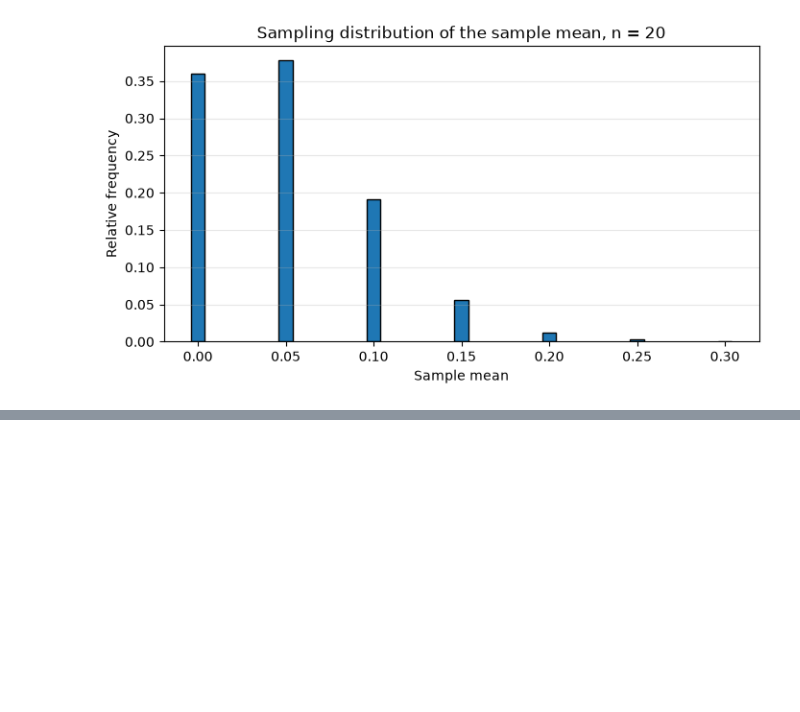
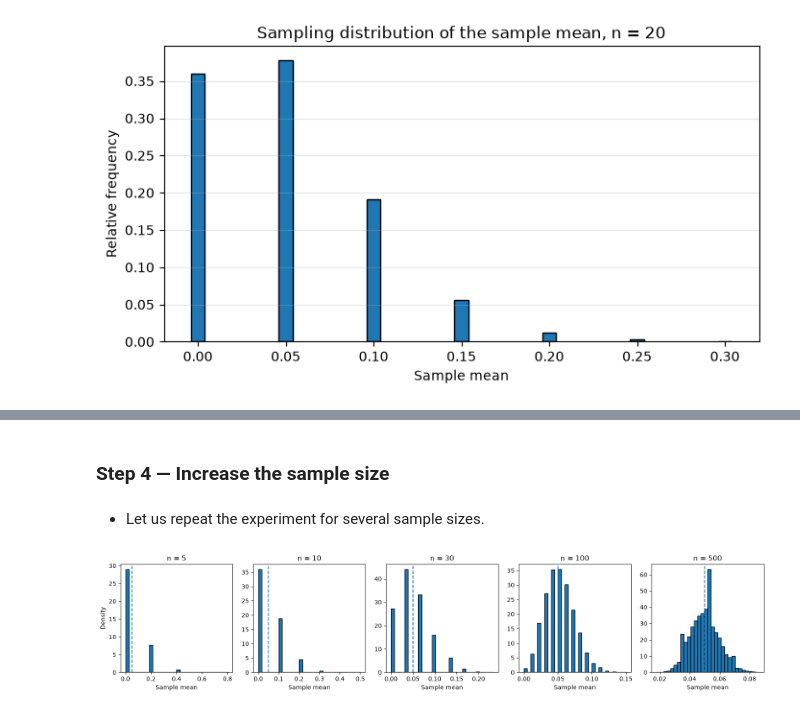
Before and after one commit to sauravsray/sauravsray.github.io, a Jupyter notebook: MA5105SCAPL/clt.ipynb, the cells around one changed output, grey strips where cells are left out. Cells and saved outputs as stored; diff of their text form; code cells hidden in the pictures; blank space fills up the shorter version.

```diff
--- a/MA5105SCAPL/clt.ipynb
+++ b/MA5105SCAPL/clt.ipynb
@@ -119,0 +136,30 @@ plt.show()
+# %% [markdown]
+### Step 4 — Increase the sample size
+# %% [markdown]
+- Let us repeat the experiment for several sample sizes.
+# %%
+sample_sizes = [5, 10, 30, 100, 500]
+R = 10_000
+
+fig, axes = plt.subplots(1, 5, figsize=(16, 3.5))
+
+for ax, n in zip(axes, sample_sizes):
+    X = rng.binomial(1, p, size=(R, n))
+    sample_means = X.mean(axis=1)
+
+    ax.hist(
+        sample_means,
+        bins=30,
+        density=True,
+        edgecolor="black"
+    )
+
+    ax.axvline(p, linestyle="--")
+    ax.set_title(f"n = {n}")
+    ax.set_xlabel("Sample mean")
+
+axes[0].set_ylabel("Density")
+plt.tight_layout()
+plt.show()
+# %% [output]
+[figure, added]
```
Also changed, not shown: parts of 11 cells of this notebook.
